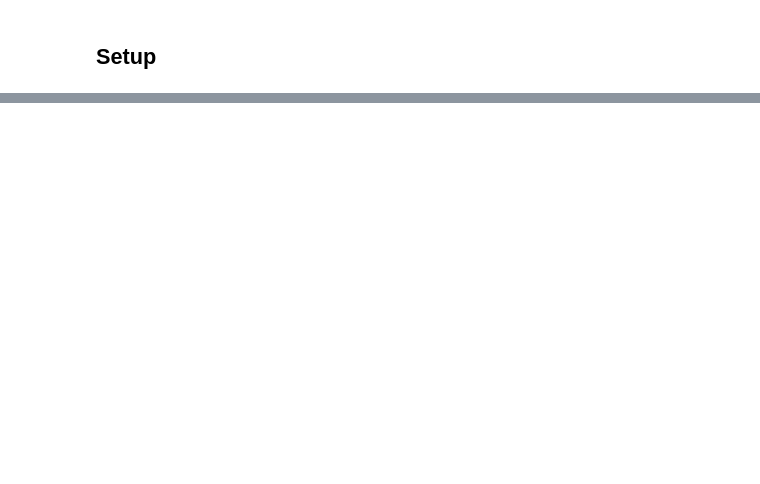
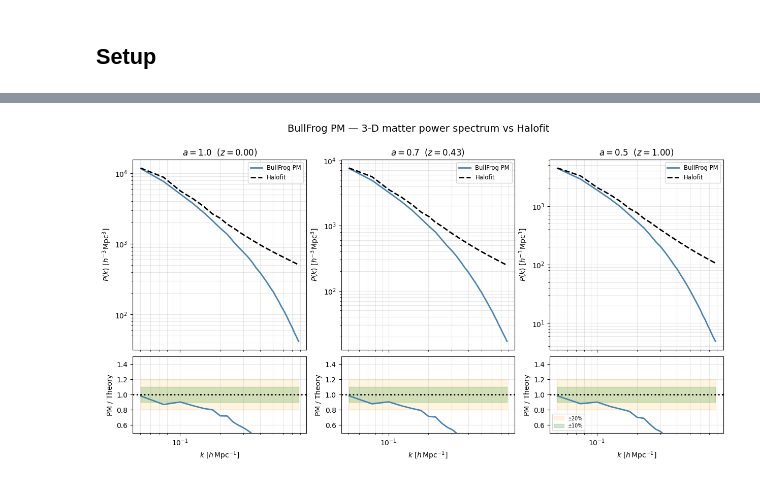
Before and after one commit to ASKabalan/jax-fli, a Jupyter notebook: notebooks/03-PM-Simulation.ipynb, the cells around one changed output, grey strips where cells are left out. Saved outputs shown, nothing was run; the diff lists cells and outputs as text; code cells hidden in the pictures; blank space fills up the shorter version.

```diff
--- a/notebooks/03-PM-Simulation.ipynb
+++ b/notebooks/03-PM-Simulation.ipynb
@@ -335,0 +130,15 @@ plt.show()
+# %%
+ts = jnp.array([0.5, 0.7, 1.0])  # snapshot scale factors
+
+density_result = jfli.nbody(
+    cosmo,
+    dx,
+    p,
+    ts=ts,
+    solver=solver,
+)
+
+print(f"Output type   : {type(density_result).__name__}")
+print(f"Output shape  : {density_result.shape}")
+print(f"Scale factors : {density_result.scale_factors}")
+print(f"Redshifts     : {jc.utils.a2z(density_result.scale_factors).round(2)}")
@@ -335,0 +176,56 @@ plt.show()
+# %%
+# Measure 3-D power spectra from the simulation
+pk_sim = density_result.power()
+n_snaps = len(density_result.scale_factors)
+# Compute Halofit theory at each snapshot scale factor
+theory_pk = [
+    jax.jit(
+        jc.power.nonlinear_matter_power,
+        static_argnames=["nonlinear_fn"],
+    )(cosmo, pk_sim.wavenumber, a=float(density_result.scale_factors[i]), nonlinear_fn=jc.power.halofit)
+    for i in range(n_snaps)
+]
+
+# Plot: absolute spectra (top) + ratio to theory (bottom)
+fig, axes = plt.subplots(
+    2,
+    n_snaps,
+    figsize=(5 * n_snaps, 7),
+    sharex="col",
+    gridspec_kw={"height_ratios": [2.5, 1], "hspace": 0.05},
+)
+
+for i in range(n_snaps):
+    ax_top = axes[0, i]
+    ax_bot = axes[1, i]
+
+    k = pk_sim.wavenumber
+    a_snap = float(density_result.scale_factors[i])
+    z_snap = float(jc.utils.a2z(a_snap))
+
+    # --- Top: absolute P(k) ---
+    ax_top.loglog(k, pk_sim.array[i], label="BullFrog PM", color="steelblue", linewidth=2)
+    ax_top.loglog(k, theory_pk[i], label="Halofit", color="black", linestyle="--", linewidth=2)
+    ax_top.set_title(f"$a={a_snap:.1f}$  ($z={z_snap:.2f}$)")
+    ax_top.set_ylabel(r"$P(k)$ [$h^{-3}\,\mathrm{Mpc}^3$]")
+    ax_top.legend(fontsize="small")
+    ax_top.grid(True, which="both", alpha=0.3)
+
+    # --- Bottom: ratio ---
+    ratio = pk_sim.array[i] / theory_pk[i]
+    ax_bot.semilogx(k, ratio, color="steelblue", linewidth=2)
+    ax_bot.axhline(1.0, color="black", linestyle=":", linewidth=2)
+    ax_bot.fill_between(k, 0.8, 1.2, alpha=0.12, color="orange", label="±20%")
+    ax_bot.fill_between(k, 0.9, 1.1, alpha=0.18, color="green", label="±10%")
+    ax_bot.set_ylim(0.5, 1.5)
+    ax_bot.set_xlabel(r"$k$ [$h\,\mathrm{Mpc}^{-1}$]")
+    ax_bot.set_ylabel("PM / Theory")
+    ax_bot.grid(True, which="both", alpha=0.3)
+    if i == n_snaps - 1:
+        ax_bot.legend(loc="lower left", fontsize="x-small")
+
+fig.suptitle("BullFrog PM — 3-D matter power spectrum vs Halofit", fontsize=14)
+plt.tight_layout()
+plt.show()
+# %% [output]
+[figure, added]
```
Also changed, not shown: parts of 35 cells of this notebook, 14 other files.
